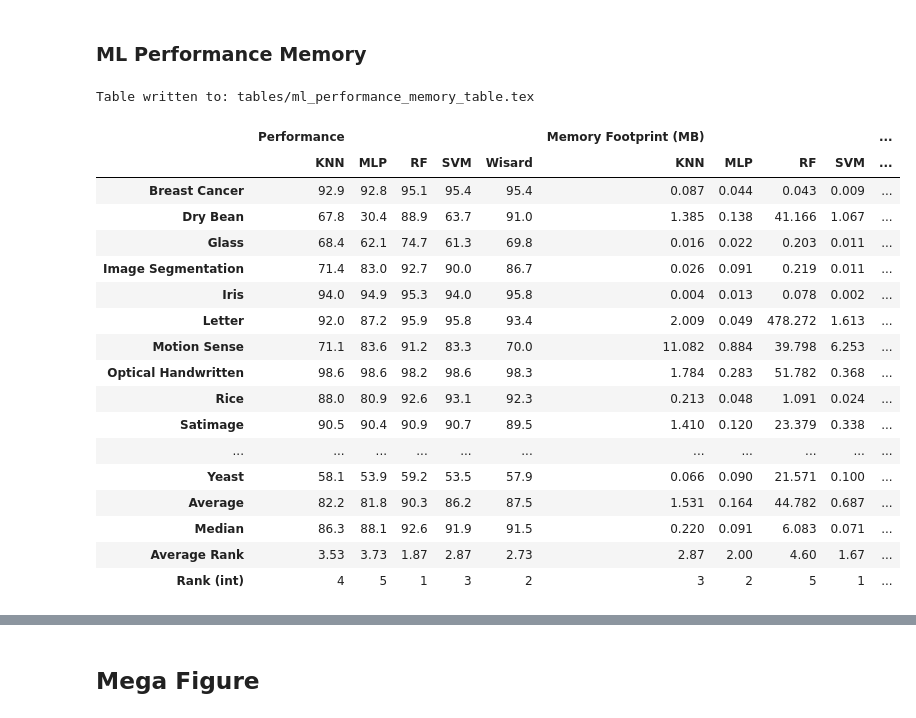
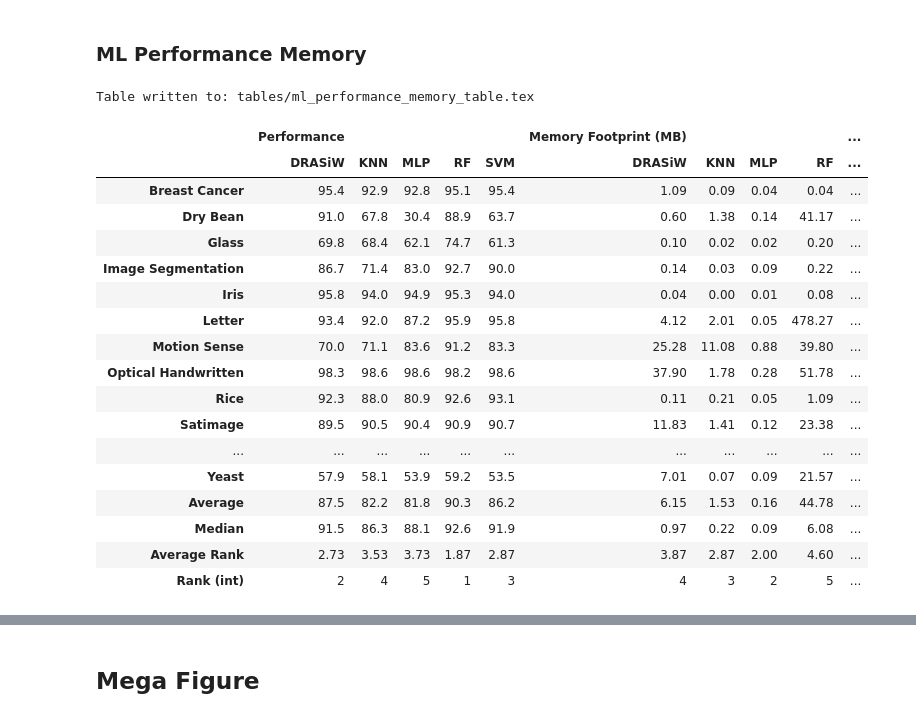
Before and after one commit to otavioon/wisardlib, a Jupyter notebook: analysis/analyse_results.ipynb, the cells around one changed output, grey strips where cells are left out. Drawn from its saved outputs; the diff is of its cells as text; code cells hidden in the pictures.

```diff
--- a/analysis/analyse_results.ipynb
+++ b/analysis/analyse_results.ipynb
@@ -321,7 +321,7 @@ wisard_results = aggregate_mean_std(
     keys_to_aggregate=["accuracy", "f1", "model_size"]
 )
 
-wisard_results["model"] = "Wisard"
+wisard_results["model"] = "DRASiW"
 
 # Rearange columns
 wisard_results = wisard_results[[
@@ -355,7 +355,7 @@ for _, row in datasets_info.iterrows():
     dfs.append(df.reset_index(drop=True))
 
 wisard_results = pd.concat(dfs).reset_index(drop=True)
-wisard_results["model"] = "Wisard"
+wisard_results["model"] = "DRASiW"
 
 # Put dataset name in Camel case
 
@@ -1034,41 +1034,41 @@ rank_df.loc[datasets].sort_values(by=("Memory Footprint (MB)", "Wisard"))
 # %%
 
 x = absolute_relative_table(df, absolute_metric="metric", relative_metric="model_size", index="dataset", columns="model")
 x["Absolute"] = x["Absolute"].map(lambda x: f"{x*100:.1f}")
 x["Relative"] = x["Relative"] / 1024**2
-x["Relative"] = x["Relative"].map(lambda x: f"{x:.3f}")
+x["Relative"] = x["Relative"].map(lambda x: f"{x:.2f}")
 
 x.rename(columns={"Absolute": "Performance", "Relative": "Memory Footprint (MB)"}, inplace=True)
-in_use_dset_rams = df.loc[df["model"] == "Wisard", ["dataset", "ram"]].sort_values(by="dataset").reset_index(drop=True)
+in_use_dset_rams = df.loc[df["model"] == "DRASiW", ["dataset", "ram"]].sort_values(by="dataset").reset_index(drop=True)
 
 # Add average and rank
 rank_df_filtered = rank_df.loc[["Average", "Rank"]].set_index([["Average Rank", "Rank (int)"]])
 x = pd.concat([x, rank_df_filtered], axis=0)
 x.loc["Rank (int)", :] = x.loc["Rank (int)"].map(lambda x: f"{int(x)}")
 x.loc["Average Rank", :] = x.loc["Average Rank", :].map(lambda x: f"{x:.2f}")
 
 x["RAM"] = in_use_dset_rams["ram"].to_list() + [""] * 4
 x.to_csv("ml_performance_memory_table.csv", index=False)
 
 write_latex_table("ml_performance_memory_table.tex", x.to_latex(float_format="%.2f"))
 x
 # %% [output]
 Table written to: tables/ml_performance_memory_table.tex
 |  | Performance |  |  |  |  | Memory Footprint (MB) |  |  |  | ... |
-|  | KNN | MLP | RF | SVM | Wisard | KNN | MLP | RF | SVM | ... |
-| Breast Cancer | 92.9 | 92.8 | 95.1 | 95.4 | 95.4 | 0.087 | 0.044 | 0.043 | 0.009 | ... |
-| Dry Bean | 67.8 | 30.4 | 88.9 | 63.7 | 91.0 | 1.385 | 0.138 | 41.166 | 1.067 | ... |
-| Glass | 68.4 | 62.1 | 74.7 | 61.3 | 69.8 | 0.016 | 0.022 | 0.203 | 0.011 | ... |
-| Image Segmentation | 71.4 | 83.0 | 92.7 | 90.0 | 86.7 | 0.026 | 0.091 | 0.219 | 0.011 | ... |
-| Iris | 94.0 | 94.9 | 95.3 | 94.0 | 95.8 | 0.004 | 0.013 | 0.078 | 0.002 | ... |
-| Letter | 92.0 | 87.2 | 95.9 | 95.8 | 93.4 | 2.009 | 0.049 | 478.272 | 1.613 | ... |
-| Motion Sense | 71.1 | 83.6 | 91.2 | 83.3 | 70.0 | 11.082 | 0.884 | 39.798 | 6.253 | ... |
-| Optical Handwritten | 98.6 | 98.6 | 98.2 | 98.6 | 98.3 | 1.784 | 0.283 | 51.782 | 0.368 | ... |
-| Rice | 88.0 | 80.9 | 92.6 | 93.1 | 92.3 | 0.213 | 0.048 | 1.091 | 0.024 | ... |
-| Satimage | 90.5 | 90.4 | 90.9 | 90.7 | 89.5 | 1.410 | 0.120 | 23.379 | 0.338 | ... |
+|  | DRASiW | KNN | MLP | RF | SVM | DRASiW | KNN | MLP | RF | ... |
+| Breast Cancer | 95.4 | 92.9 | 92.8 | 95.1 | 95.4 | 1.09 | 0.09 | 0.04 | 0.04 | ... |
+| Dry Bean | 91.0 | 67.8 | 30.4 | 88.9 | 63.7 | 0.60 | 1.38 | 0.14 | 41.17 | ... |
+| Glass | 69.8 | 68.4 | 62.1 | 74.7 | 61.3 | 0.10 | 0.02 | 0.02 | 0.20 | ... |
+| Image Segmentation | 86.7 | 71.4 | 83.0 | 92.7 | 90.0 | 0.14 | 0.03 | 0.09 | 0.22 | ... |
+| Iris | 95.8 | 94.0 | 94.9 | 95.3 | 94.0 | 0.04 | 0.00 | 0.01 | 0.08 | ... |
+| Letter | 93.4 | 92.0 | 87.2 | 95.9 | 95.8 | 4.12 | 2.01 | 0.05 | 478.27 | ... |
+| Motion Sense | 70.0 | 71.1 | 83.6 | 91.2 | 83.3 | 25.28 | 11.08 | 0.88 | 39.80 | ... |
+| Optical Handwritten | 98.3 | 98.6 | 98.6 | 98.2 | 98.6 | 37.90 | 1.78 | 0.28 | 51.78 | ... |
+| Rice | 92.3 | 88.0 | 80.9 | 92.6 | 93.1 | 0.11 | 0.21 | 0.05 | 1.09 | ... |
+| Satimage | 89.5 | 90.5 | 90.4 | 90.9 | 90.7 | 11.83 | 1.41 | 0.12 | 23.38 | ... |
 | ... | ... | ... | ... | ... | ... | ... | ... | ... | ... | ... |
-| Yeast | 58.1 | 53.9 | 59.2 | 53.5 | 57.9 | 0.066 | 0.090 | 21.571 | 0.100 | ... |
-| Average | 82.2 | 81.8 | 90.3 | 86.2 | 87.5 | 1.531 | 0.164 | 44.782 | 0.687 | ... |
-| Median | 86.3 | 88.1 | 92.6 | 91.9 | 91.5 | 0.220 | 0.091 | 6.083 | 0.071 | ... |
-| Average Rank | 3.53 | 3.73 | 1.87 | 2.87 | 2.73 | 2.87 | 2.00 | 4.60 | 1.67 | ... |
-| Rank (int) | 4 | 5 | 1 | 3 | 2 | 3 | 2 | 5 | 1 | ... |
+| Yeast | 57.9 | 58.1 | 53.9 | 59.2 | 53.5 | 7.01 | 0.07 | 0.09 | 21.57 | ... |
+| Average | 87.5 | 82.2 | 81.8 | 90.3 | 86.2 | 6.15 | 1.53 | 0.16 | 44.78 | ... |
+| Median | 91.5 | 86.3 | 88.1 | 92.6 | 91.9 | 0.97 | 0.22 | 0.09 | 6.08 | ... |
+| Average Rank | 2.73 | 3.53 | 3.73 | 1.87 | 2.87 | 3.87 | 2.87 | 2.00 | 4.60 | ... |
+| Rank (int) | 2 | 4 | 5 | 1 | 3 | 4 | 3 | 2 | 5 | ... |
```
Also changed, not shown: parts of 20 cells of this notebook.
